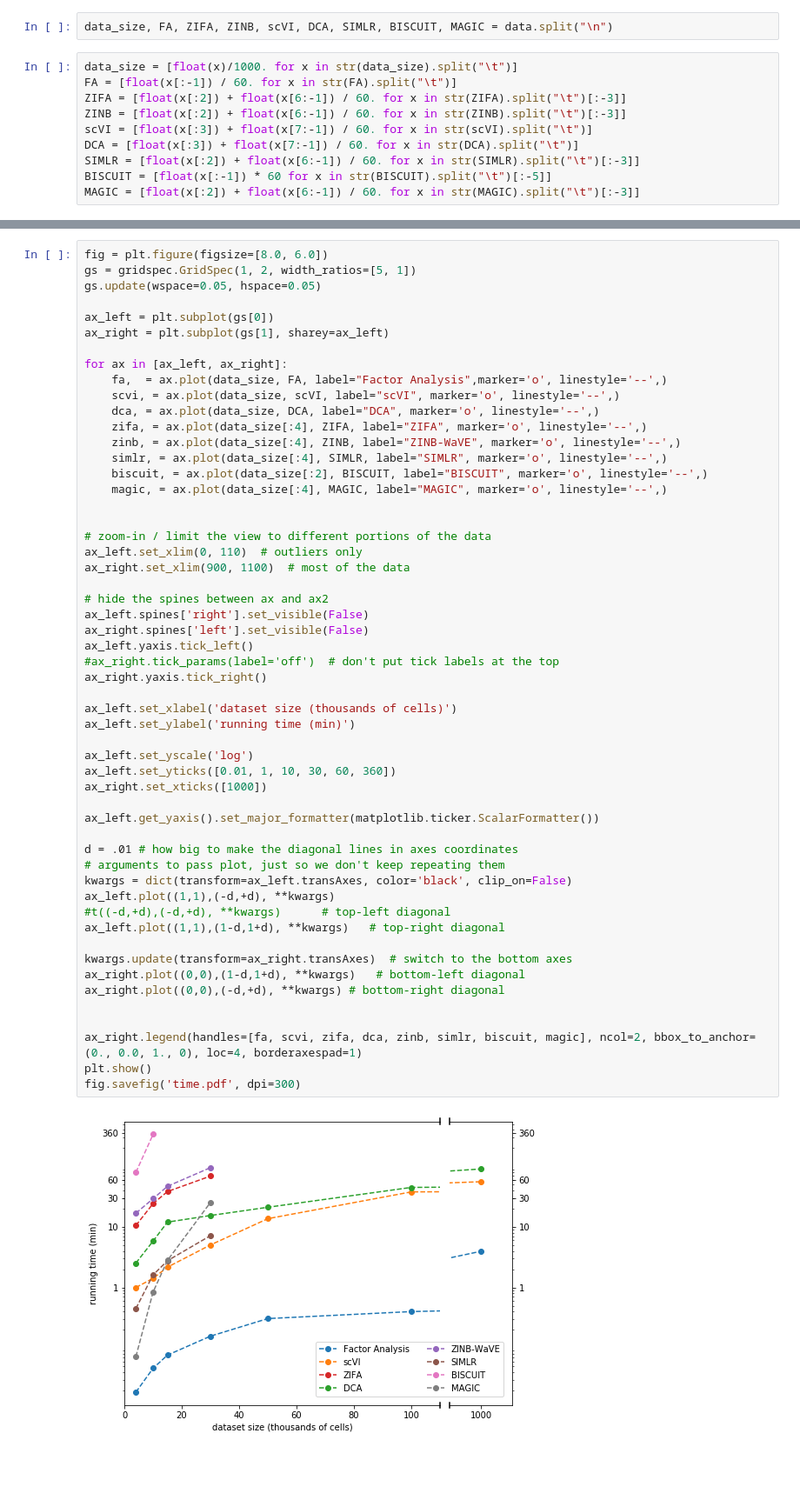
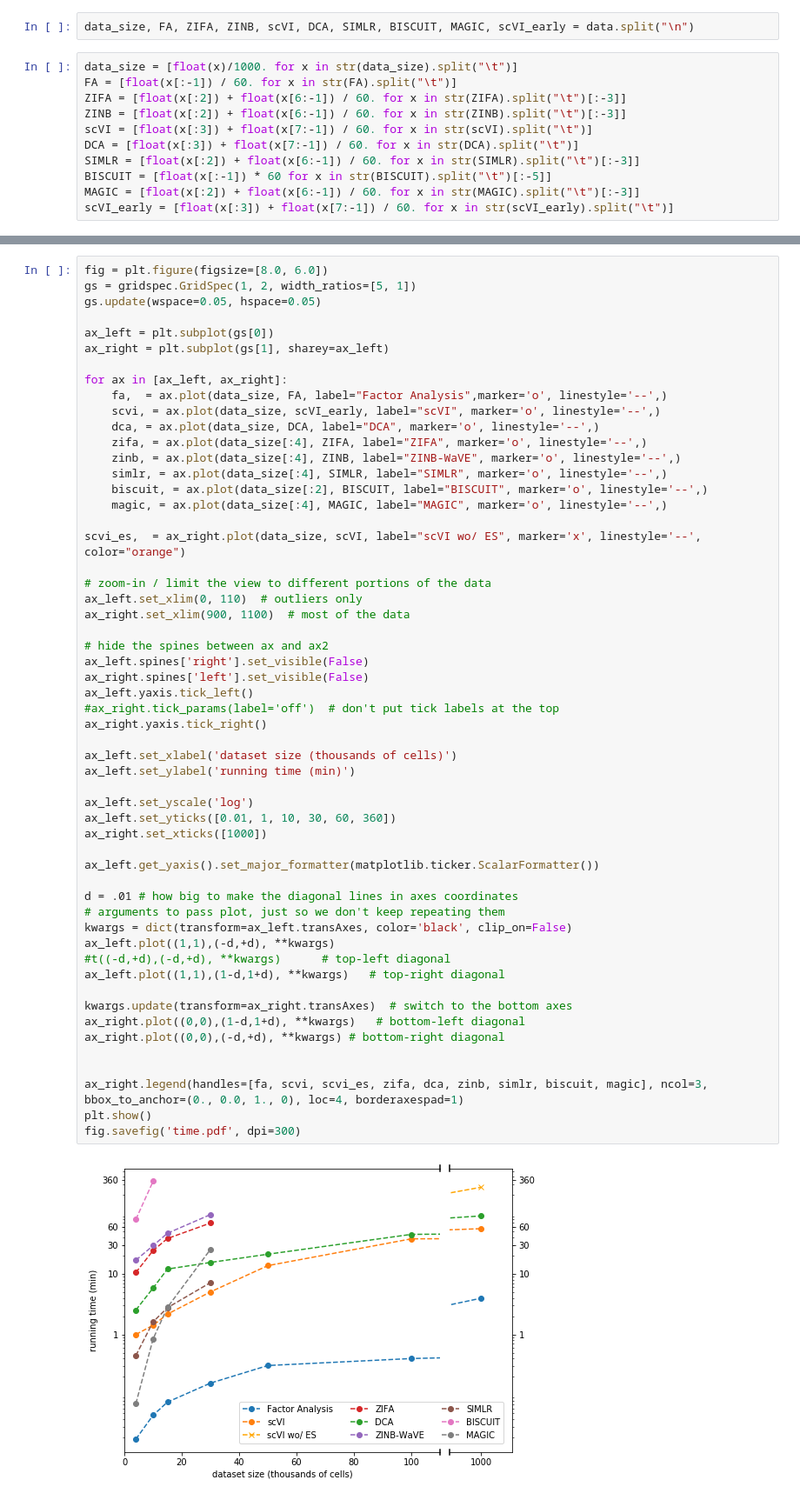
Before and after one commit to romain-lopez/scVI-reproducibility, a Jupyter notebook: results/time.ipynb, the cells around one changed output, grey strips where cells are left out. Shown at 87% size. Saved outputs shown, nothing was run; the diff lists cells and outputs as text; blank space fills up the shorter version.

```diff
--- a/results/time.ipynb
+++ b/results/time.ipynb
@@ -16,5 +18,5 @@ data = """4000	10000	15000	30000	50000	100000	1000000
 # %%
-data_size, FA, ZIFA, ZINB, scVI, DCA, SIMLR, BISCUIT, MAGIC = data.split("\n")
+data_size, FA, ZIFA, ZINB, scVI, DCA, SIMLR, BISCUIT, MAGIC, scVI_early = data.split("\n")
 # %%
 data_size = [float(x)/1000. for x in str(data_size).split("\t")]
 FA = [float(x[:-1]) / 60. for x in str(FA).split("\t")]
@@ -25,3 +27,4 @@ DCA = [float(x[:3]) + float(x[7:-1]) / 60. for x in str(DCA).split("\t")]
 SIMLR = [float(x[:2]) + float(x[6:-1]) / 60. for x in str(SIMLR).split("\t")[:-3]]
 BISCUIT = [float(x[:-1]) * 60 for x in str(BISCUIT).split("\t")[:-5]]
 MAGIC = [float(x[:2]) + float(x[6:-1]) / 60. for x in str(MAGIC).split("\t")[:-3]]
+scVI_early = [float(x[:3]) + float(x[7:-1]) / 60. for x in str(scVI_early).split("\t")]
@@ -37,7 +38,7 @@ ax_right = plt.subplot(gs[1], sharey=ax_left)
 
 for ax in [ax_left, ax_right]:
     fa,  = ax.plot(data_size, FA, label="Factor Analysis",marker='o', linestyle='--',)
-    scvi, = ax.plot(data_size, scVI, label="scVI", marker='o', linestyle='--',)
+    scvi, = ax.plot(data_size, scVI_early, label="scVI", marker='o', linestyle='--',)
     dca, = ax.plot(data_size, DCA, label="DCA", marker='o', linestyle='--',)
     zifa, = ax.plot(data_size[:4], ZIFA, label="ZIFA", marker='o', linestyle='--',)
     zinb, = ax.plot(data_size[:4], ZINB, label="ZINB-WaVE", marker='o', linestyle='--',)
@@ -45,6 +46,7 @@ for ax in [ax_left, ax_right]:
     biscuit, = ax.plot(data_size[:2], BISCUIT, label="BISCUIT", marker='o', linestyle='--',)
     magic, = ax.plot(data_size[:4], MAGIC, label="MAGIC", marker='o', linestyle='--',)
 
+scvi_es,  = ax_right.plot(data_size, scVI, label="scVI wo/ ES", marker='x', linestyle='--', color="orange")
 
 # zoom-in / limit the view to different portions of the data
 ax_left.set_xlim(0, 110)  # outliers only
@@ -54,32 +56,32 @@ ax_right.set_xlim(900, 1100)  # most of the data
 ax_left.spines['right'].set_visible(False)
 ax_right.spines['left'].set_visible(False)
 ax_left.yaxis.tick_left()
 #ax_right.tick_params(label='off')  # don't put tick labels at the top
 ax_right.yaxis.tick_right()
 
 ax_left.set_xlabel('dataset size (thousands of cells)')
 ax_left.set_ylabel('running time (min)')
 
 ax_left.set_yscale('log')
 ax_left.set_yticks([0.01, 1, 10, 30, 60, 360])
 ax_right.set_xticks([1000])
 
 ax_left.get_yaxis().set_major_formatter(matplotlib.ticker.ScalarFormatter())
 
 d = .01 # how big to make the diagonal lines in axes coordinates
 # arguments to pass plot, just so we don't keep repeating them
 kwargs = dict(transform=ax_left.transAxes, color='black', clip_on=False)
 ax_left.plot((1,1),(-d,+d), **kwargs)
 #t((-d,+d),(-d,+d), **kwargs)      # top-left diagonal
 ax_left.plot((1,1),(1-d,1+d), **kwargs)   # top-right diagonal
 
 kwargs.update(transform=ax_right.transAxes)  # switch to the bottom axes
 ax_right.plot((0,0),(1-d,1+d), **kwargs)   # bottom-left diagonal
 ax_right.plot((0,0),(-d,+d), **kwargs) # bottom-right diagonal
 
 
-ax_right.legend(handles=[fa, scvi, zifa, dca, zinb, simlr, biscuit, magic], ncol=2, bbox_to_anchor=(0., 0.0, 1., 0), loc=4, borderaxespad=1)
+ax_right.legend(handles=[fa, scvi, scvi_es, zifa, dca, zinb, simlr, biscuit, magic], ncol=3, bbox_to_anchor=(0., 0.0, 1., 0), loc=4, borderaxespad=1)
 plt.show()
 fig.savefig('time.pdf', dpi=300)
 # %% [output]
-[figure, old version]
+[figure, new version]
```
Also changed, not shown: parts of 3 cells of this notebook, 2 other files.
